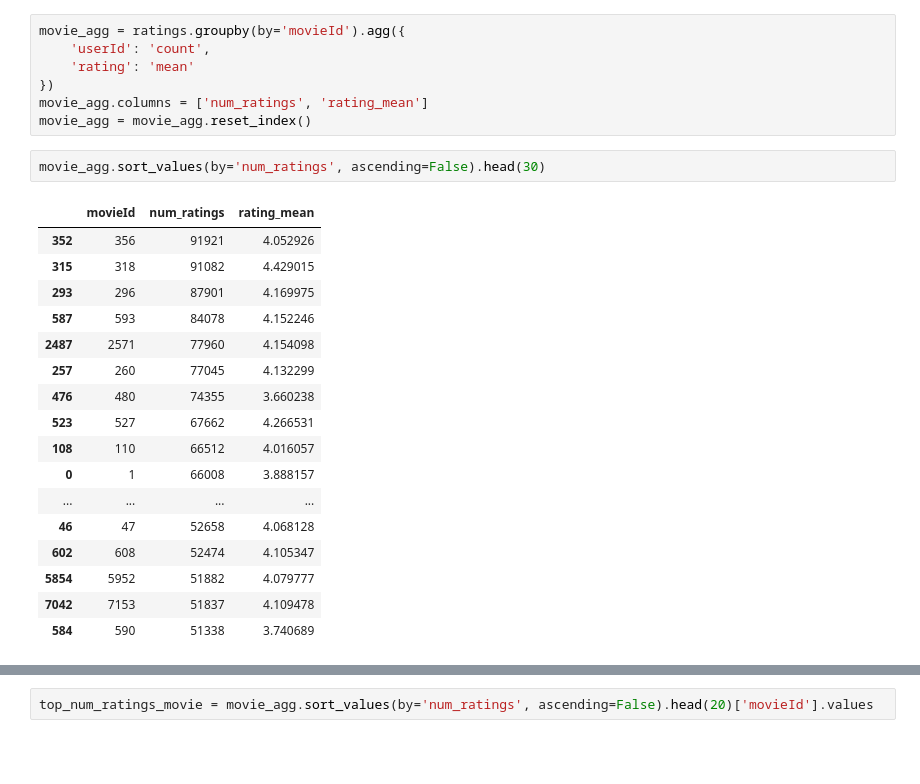
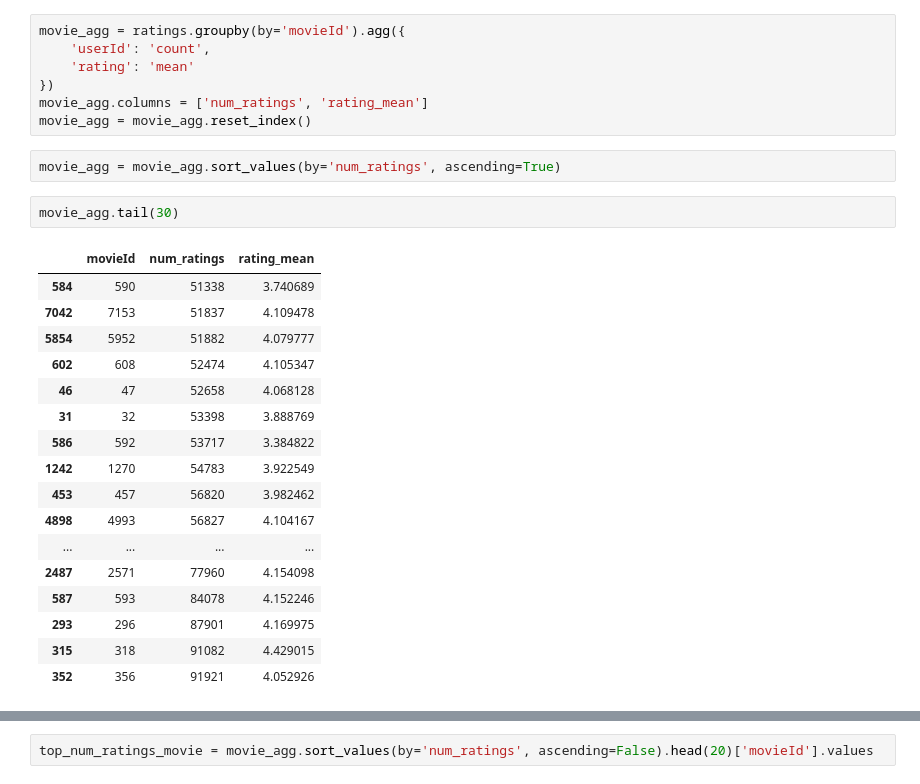
Before and after one commit to phucdkbk/movie_rs, a Jupyter notebook: EDA/rs preprocess data.ipynb, the cells around one changed output, grey strips where cells are left out. Cells and saved outputs as stored; diff of their text form; blank space fills up the shorter version.

```diff
--- a/EDA/rs preprocess data.ipynb
+++ b/EDA/rs preprocess data.ipynb
@@ -49,22 +61,24 @@ movie_agg = ratings.groupby(by='movieId').agg({
 movie_agg.columns = ['num_ratings', 'rating_mean']
 movie_agg = movie_agg.reset_index()
 # %%
-movie_agg.sort_values(by='num_ratings', ascending=False).head(30)
+movie_agg = movie_agg.sort_values(by='num_ratings', ascending=True)
-# %% [output]
-|  | movieId | num_ratings | rating_mean |
-| 352 | 356 | 91921 | 4.052926 |
-| 315 | 318 | 91082 | 4.429015 |
-| 293 | 296 | 87901 | 4.169975 |
-| 587 | 593 | 84078 | 4.152246 |
-| 2487 | 2571 | 77960 | 4.154098 |
-| 257 | 260 | 77045 | 4.132299 |
-| 476 | 480 | 74355 | 3.660238 |
-| 523 | 527 | 67662 | 4.266531 |
-| 108 | 110 | 66512 | 4.016057 |
-| 0 | 1 | 66008 | 3.888157 |
-| ... | ... | ... | ... |
-| 46 | 47 | 52658 | 4.068128 |
-| 602 | 608 | 52474 | 4.105347 |
-| 5854 | 5952 | 51882 | 4.079777 |
-| 7042 | 7153 | 51837 | 4.109478 |
-| 584 | 590 | 51338 | 3.740689 |
+# %%
+movie_agg.tail(30)
+# %% [output]
+|  | movieId | num_ratings | rating_mean |
+| 584 | 590 | 51338 | 3.740689 |
+| 7042 | 7153 | 51837 | 4.109478 |
+| 5854 | 5952 | 51882 | 4.079777 |
+| 602 | 608 | 52474 | 4.105347 |
+| 46 | 47 | 52658 | 4.068128 |
+| 31 | 32 | 53398 | 3.888769 |
+| 586 | 592 | 53717 | 3.384822 |
+| 1242 | 1270 | 54783 | 3.922549 |
+| 453 | 457 | 56820 | 3.982462 |
+| 4898 | 4993 | 56827 | 4.104167 |
+| ... | ... | ... | ... |
+| 2487 | 2571 | 77960 | 4.154098 |
+| 587 | 593 | 84078 | 4.152246 |
+| 293 | 296 | 87901 | 4.169975 |
+| 315 | 318 | 91082 | 4.429015 |
+| 352 | 356 | 91921 | 4.052926 |
```
Also changed, not shown: parts of 16 cells of this notebook, 7 other files.
